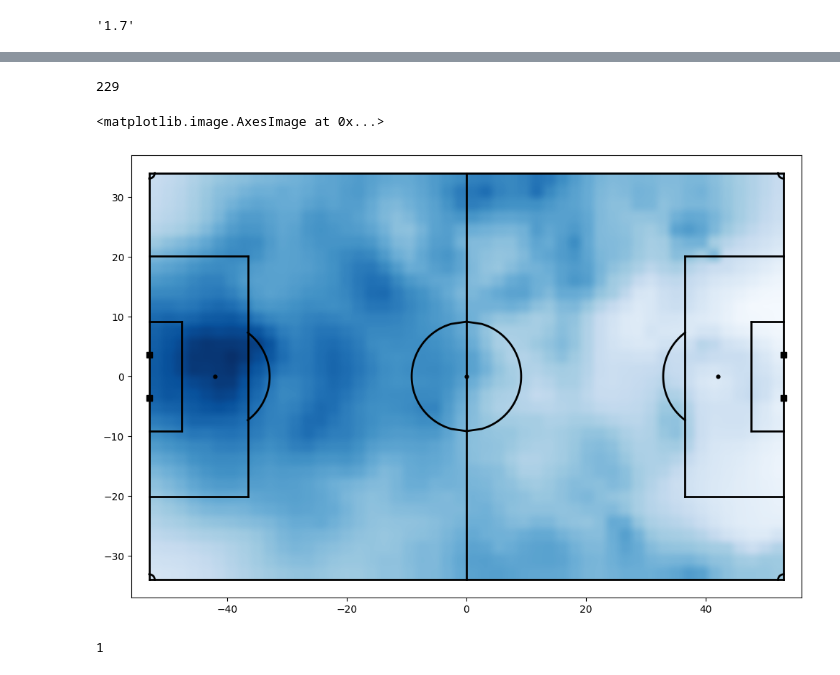
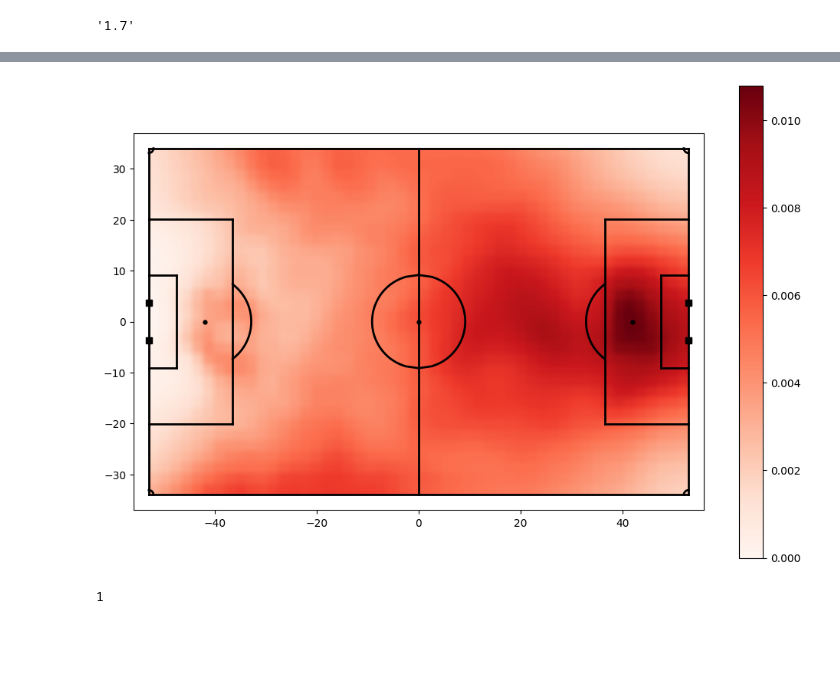
Before and after one commit to liammoore44/City-DS, a Jupyter notebook: notebooks/pitch_control_ss.ipynb, the cells around one changed output, grey strips where cells are left out. Saved outputs shown, nothing was run; the diff lists cells and outputs as text; code cells hidden in the pictures; blank space fills up the shorter version.

Commit message:
control full  match

```diff
--- a/notebooks/pitch_control_ss.ipynb
+++ b/notebooks/pitch_control_ss.ipynb
@@ -179,6 +179,6 @@ dataset = secondspectrum.load(
     raw_data="../man-city-data/SecondSpectrum/MCI Women_s Files-001/g2312135_SecondSpectrum_tracking-produced.jsonl",
 
     # Optional arguments
-    sample_rate=1/375,
+    sample_rate=1/25,
     coordinates="secondspectrum",
     only_alive=True)
@@ -214,7 +206,3 @@ for index, row in x.iterrows():
     team.append(attacking_team)
     value.append(round(np.sum(off_scoring)*100,1))
     time.append(row['timestamp'])
-# %%
-len(control_matrix_home_h1)+len(control_matrix_away_h1)+len(control_matrix_home_h2)+len(control_matrix_away_h2)
-# %% [output]
-229
@@ -221,4 +220,4 @@ len(control_matrix_home_h1)+len(control_matrix_away_h1)+len(control_matrix_home_
 # %%
 result = np.zeros(control_matrix_away_h1[0].shape)
-for matrix in control_matrix_away_h2:
+for matrix in control_matrix_away_h1:
     result += matrix
@@ -229,10 +230,11 @@ xgrid = np.linspace( -field_dimen[0]/2., field_dimen[0]/2., 50)
 ygrid = np.linspace( -field_dimen[1]/2., field_dimen[1]/2., n_grid_cells_y )
 # %%
 fig,ax = viz.plot_pitch(field_color='white', field_dimen = field_dimen)
-ax.imshow(np.flipud(result), extent=(np.amin(xgrid), np.amax(xgrid), np.amin(ygrid), np.amax(ygrid)),interpolation='hanning',vmin=0.0,vmax=np.max(result),cmap="Blues")
+im = ax.imshow(np.flipud(result), extent=(np.amin(xgrid), np.amax(xgrid), np.amin(ygrid), np.amax(ygrid)),interpolation='hanning',vmin=0.0,vmax=np.max(result),cmap="Reds")
+# Add colorbar
+cbar = fig.colorbar(im)
 # %% [output]
-<matplotlib.image.AxesImage at 0x...>
-[figure, old version]
+[figure, new version]
 # %%
 x.iloc[0].frame_id
 # %% [output]
```
Also changed, not shown: parts of 11 cells of this notebook, 5 other files.
